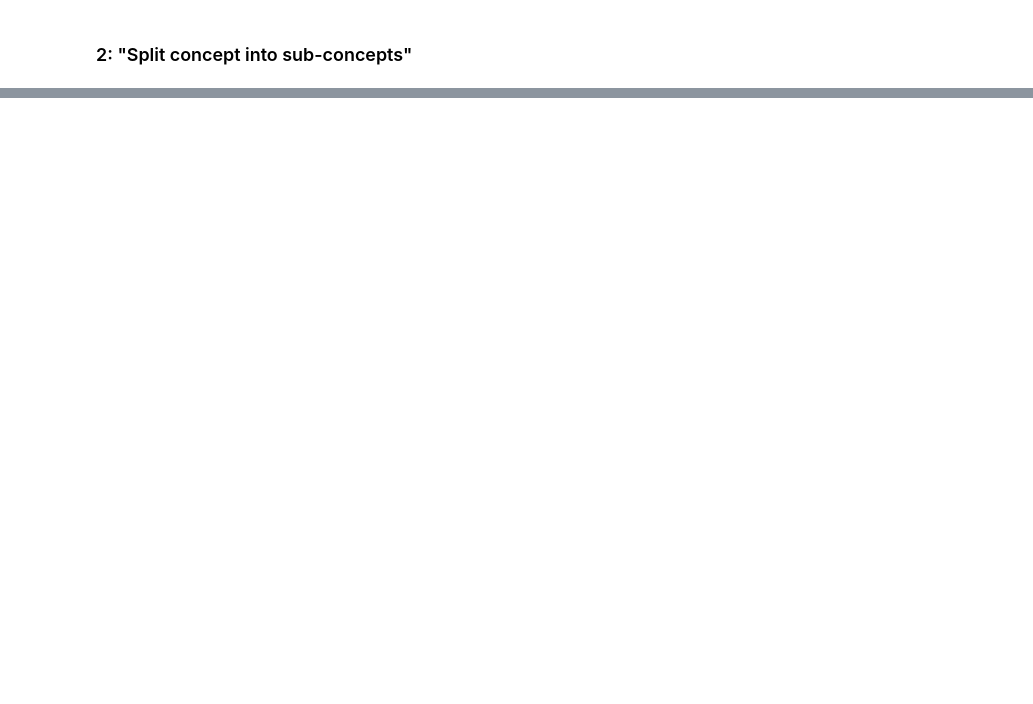
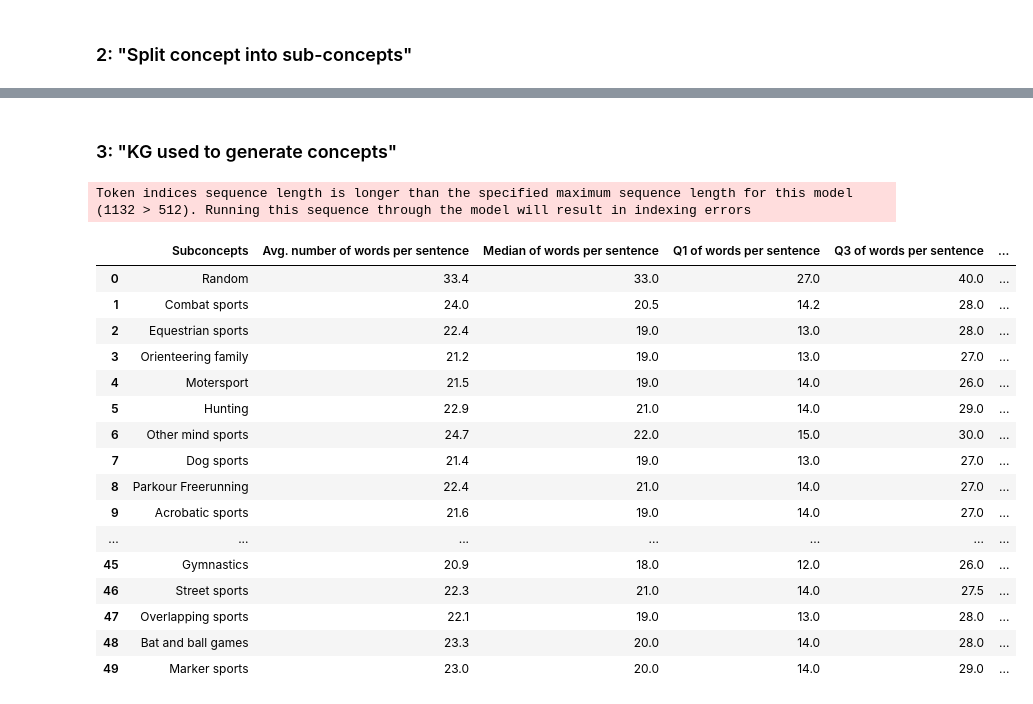
Before and after one commit to gaunby/master_project, a Jupyter notebook: notebooks/data_description.ipynb, the cells around one changed output, grey strips where cells are left out. Drawn from its saved outputs; the diff is of its cells as text; code cells hidden in the pictures; blank space fills up the shorter version.

```diff
--- a/notebooks/data_description.ipynb
+++ b/notebooks/data_description.ipynb
@@ -341,7 +346,7 @@ for i in range(len(df_random['Sentences'])):
 
 df_random['words in sentences'] = word_in_sentence
 # %%
-df_gender = pd.DataFrame({'Sentences':ds_gender})
+df_gender = pd.DataFrame({'Sentences':ds_gender['text_list']})
 
 word_in_sentence = []
 for i in range(len(df_gender)):
@@ -463,0 +488,2 @@ print(wiki_stats.to_latex(index=False))
+# %% [markdown]
+### 3: "KG used to generate concepts"
@@ -463,0 +523,57 @@ print(wiki_stats.to_latex(index=False))
+# %%
+for i in range(len(list_of_folders)):
+    ds_subconcepts = load_from_disk(list_of_folders[i])
+
+    # Extract name
+    subconcept_name = os.path.split(list_of_folders[i])
+
+    # Count numbers of words in sentence
+    df_subconcepts = pd.DataFrame({'Sentences':ds_subconcepts['text_list']})
+    word_in_sentence = []
+    for j in range(len(df_subconcepts)):
+        word_in_sentence.append(len(df_subconcepts['Sentences'][j].split()))
+    df_subconcepts['words in sentences'] = word_in_sentence
+
+    # Count number of tokens in sentence
+    tokens_subconcept = []
+    for j in list(df_subconcepts['Sentences'].index):
+        numb_tokens = len(tokenizer_pretrained.encode(df_subconcepts['Sentences'][j]))
+        tokens_subconcept.append(numb_tokens)
+
+    # Save into lists
+    list_subconcept.append(subconcept_name[1])
+    list_quantile05_words.append(round(np.quantile(df_subconcepts['words in sentences'],0.5),1))
+    list_quantile025_words.append(round(np.quantile(df_subconcepts['words in sentences'],0.25),1))
+    list_quantile075_words.append(round(np.quantile(df_subconcepts['words in sentences'],0.75),1))
+    list_mean_words.append(round(np.mean(df_subconcepts['words in sentences']),1))
+    list_mean_tokens.append(round(np.mean(tokens_subconcept),1))
+    list_sentences.append(len(df_subconcepts))
+# %% [output]
+Token indices sequence length is longer than the specified maximum sequence length for this model (1132 > 512). Running this sequence through the model will result in indexing errors
+# %%
+wiki_stats = pd.DataFrame({'Subconcepts': list_subconcept,
+                            'Avg. number of words per sentence': list_mean_words,
+                            'Median of words per sentence': list_quantile05_words,
+                            'Q1 of words per sentence': list_quantile025_words,
+                            'Q3 of words per sentence': list_quantile075_words,
+                            'Avg. numb. of tokens per sentence': list_mean_tokens,
+                            'Number of sentences': list_sentences})
+wiki_stats
+# %% [output]
+|  | Subconcepts | Avg. number of words per sentence | Median of words per sentence | Q1 of words per sentence | Q3 of words per sentence | ... |
+| 0 | Random | 33.4 | 33.0 | 27.0 | 40.0 | ... |
+| 1 | Combat sports | 24.0 | 20.5 | 14.2 | 28.0 | ... |
+| 2 | Equestrian sports | 22.4 | 19.0 | 13.0 | 28.0 | ... |
+| 3 | Orienteering family | 21.2 | 19.0 | 13.0 | 27.0 | ... |
+| 4 | Motersport | 21.5 | 19.0 | 14.0 | 26.0 | ... |
+| 5 | Hunting | 22.9 | 21.0 | 14.0 | 29.0 | ... |
+| 6 | Other mind sports | 24.7 | 22.0 | 15.0 | 30.0 | ... |
+| 7 | Dog sports | 21.4 | 19.0 | 13.0 | 27.0 | ... |
+| 8 | Parkour Freerunning | 22.4 | 21.0 | 14.0 | 27.0 | ... |
+| 9 | Acrobatic sports | 21.6 | 19.0 | 14.0 | 27.0 | ... |
+| ... | ... | ... | ... | ... | ... | ... |
+| 45 | Gymnastics | 20.9 | 18.0 | 12.0 | 26.0 | ... |
+| 46 | Street sports | 22.3 | 21.0 | 14.0 | 27.5 | ... |
+| 47 | Overlapping sports | 22.1 | 19.0 | 13.0 | 28.0 | ... |
+| 48 | Bat and ball games | 23.3 | 20.0 | 14.0 | 28.0 | ... |
+| 49 | Marker sports | 23.0 | 20.0 | 14.0 | 29.0 | ... |
```
Also changed, not shown: parts of 23 cells of this notebook, 2 other files.
